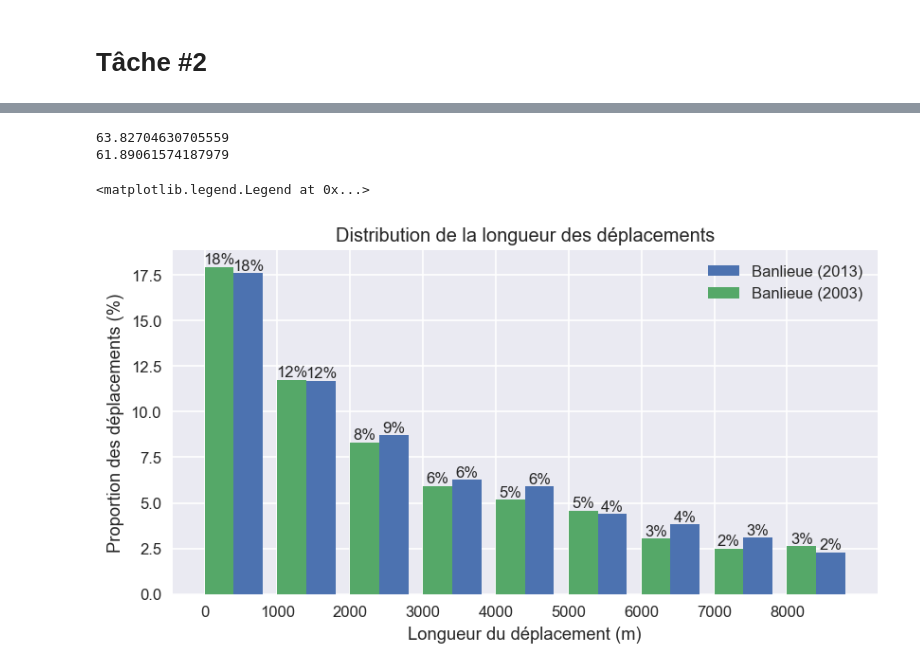
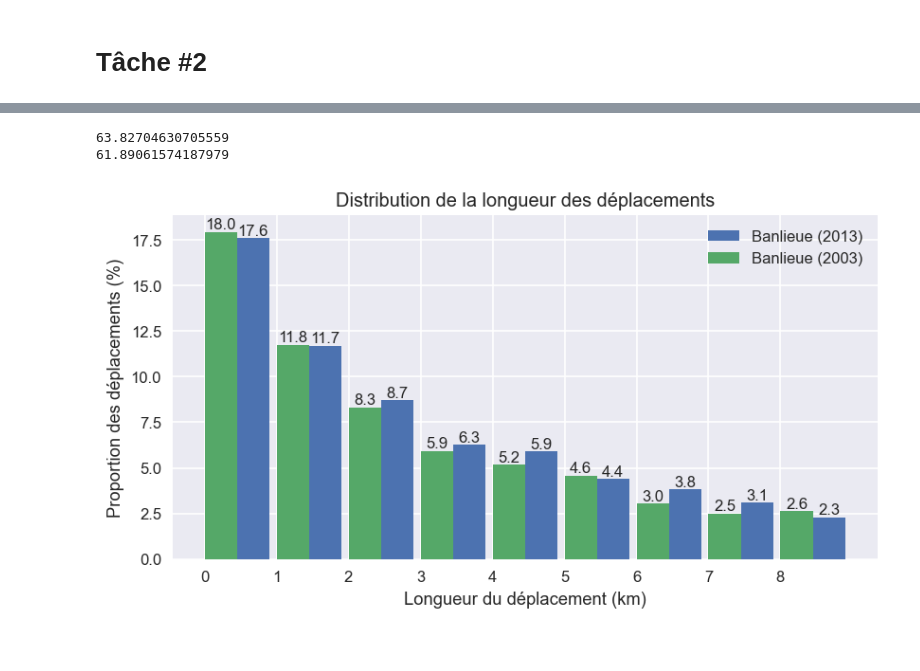
Before and after one commit to davidmurray/CIV6702-TP3, a Jupyter notebook: TP3.ipynb, the cells around one changed output, grey strips where cells are left out. Cells and saved outputs as stored; diff of their text form; code cells hidden in the pictures.

```diff
--- a/TP3.ipynb
+++ b/TP3.ipynb
@@ -760,23 +788,23 @@ plt.legend()
 # %%
-width = 400
+width = 0.450
 plt.figure(figsize=(8, 4), dpi=120)
 def dist_plot(df, title, offset):
     total_facper = df.facper.sum()
 
-    bin_edges = np.arange(0, 10 * 1000, 1000)
-    bins = np.histogram(list(df.distance_meters), bins=bin_edges, weights=df.facper / total_facper * 100)[0]
+    bin_edges = np.arange(0, 10, 1)
+    bins = np.histogram(list(df.distance_meters / 1000), bins=bin_edges, weights=df.facper / total_facper * 100)[0]
     print(sum(bins))
     bar = plt.bar(bin_edges[:-1]+width-offset, bins, width=width, align="center", label=title)
-    plt.bar_label(bar, fmt="%.0f%%")
+    plt.bar_label(bar, fmt="%.1f")
     _ = plt.xticks(bin_edges[:-1])
-    plt.xlabel("Longueur du déplacement (m)")
+    plt.xlabel("Longueur du déplacement (km)")
     plt.ylabel("Proportion des déplacements (%)")
     plt.title("Distribution de la longueur des déplacements")
 dist_plot(suburb_2013, title="Banlieue (2013)", offset=-width/2)
 dist_plot(suburb_2003, title="Banlieue (2003)", offset=width/2)
 plt.legend()
+plt.savefig("task2_i.svg", bbox_inches='tight', pad_inches=0)
 # %% [output]
 63.82704630705559
 61.89061574187979
-<matplotlib.legend.Legend at 0x...>
-[figure, old version]
+[figure, new version]
```
Also changed, not shown: parts of 77 cells of this notebook, 2 other files.
